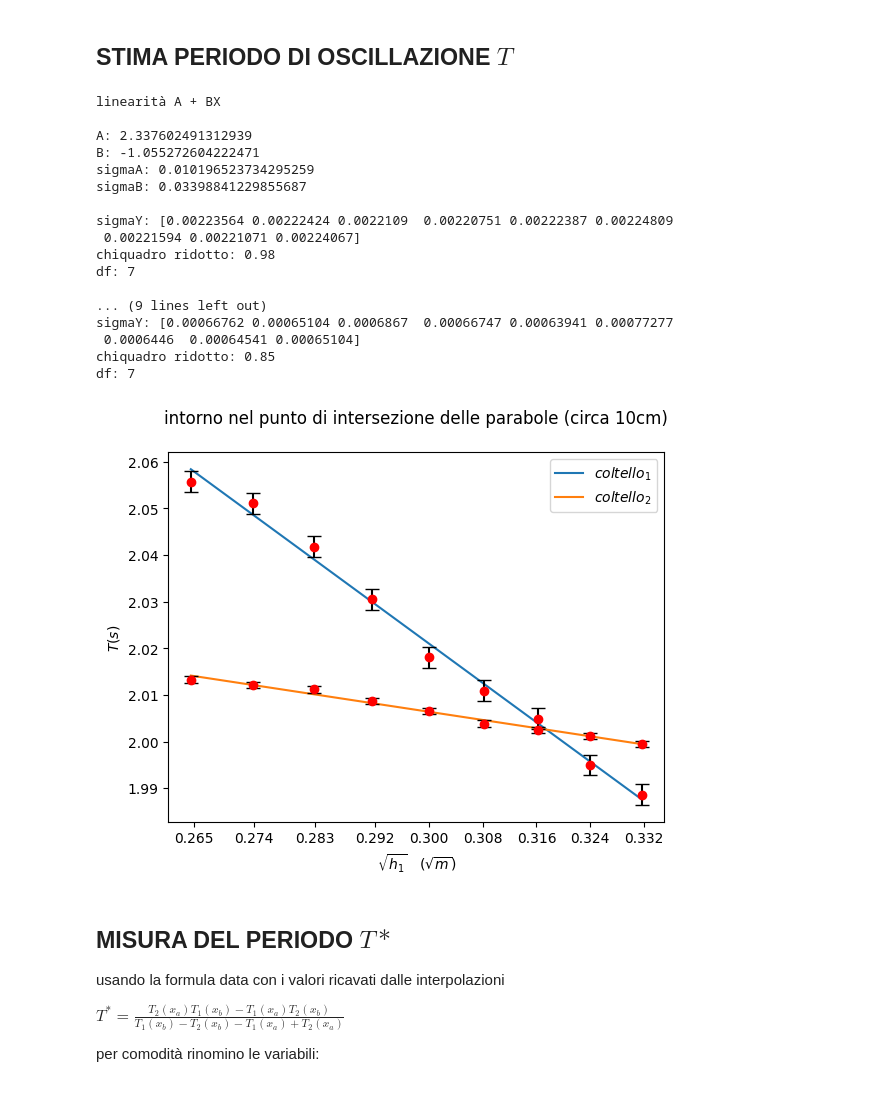
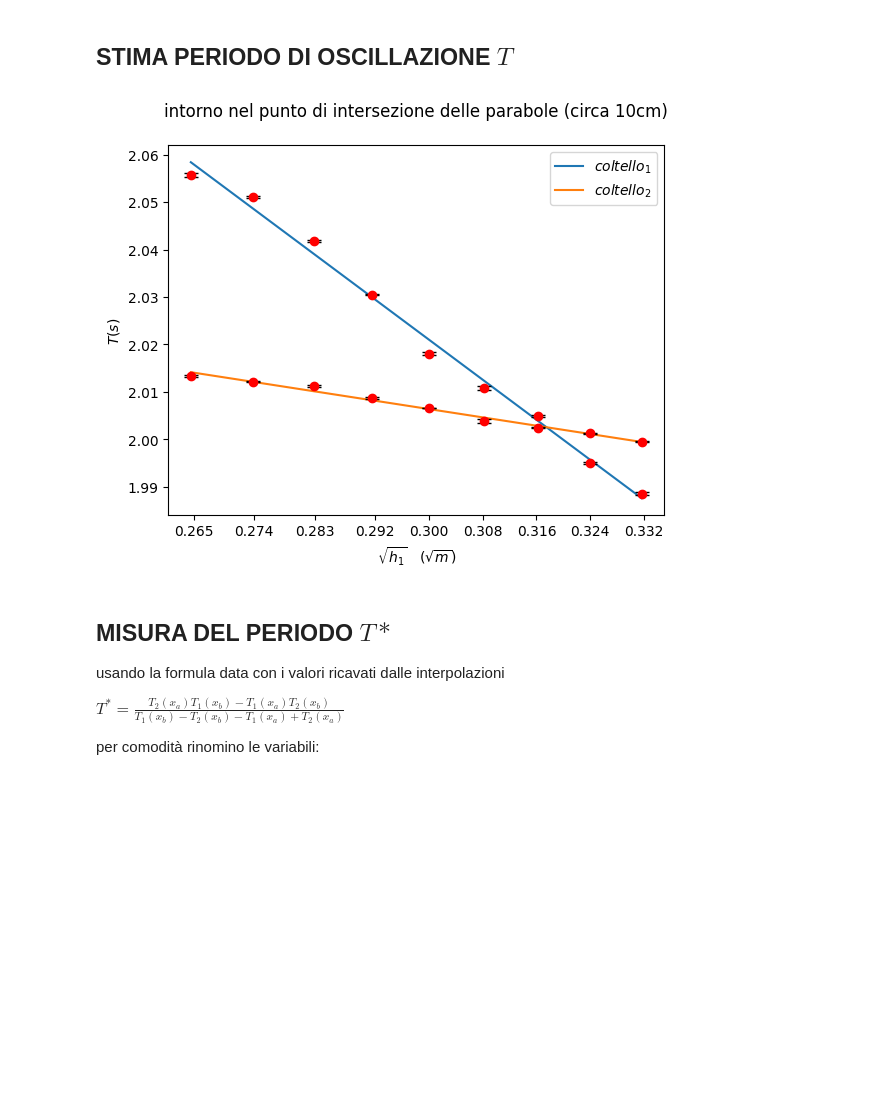
Before and after one commit to CarminatiGiovanni/LaboratorioFisica1, a Jupyter notebook: KATER/PYTHON/stima_T.ipynb, the cells around one changed output. Drawn from its saved outputs; the diff is of its cells as text; code cells hidden in the pictures; blank space fills up the shorter version.

```diff
--- a/KATER/PYTHON/stima_T.ipynb
+++ b/KATER/PYTHON/stima_T.ipynb
@@ -14,61 +14,43 @@ h1 = (np.array(fr['d'])) * 0.01 # m
 h1_sqrt = np.sqrt(h1)
 
 # deviazione standard della media con correzione di bessel
-def dev_std(a: np.ndarray) -> np.float64:
+def err_std(a: np.ndarray) -> np.float64:
     mean = np.mean(a)
     return np.sqrt((np.sum(((a - mean)**2))/(len(a)-1)))/np.sqrt(len(a))
 
 t1 =np.array(fr["t1"]) # s
 t2 =np.array(fr["t2"])
 t3 =np.array(fr["t3"])
 t4 =np.array(fr["t4"])
 T1 =np.array(fr["T1"])
 T2 =np.array(fr["T2"])
 T3 =np.array(fr["T3"])
 T4 =np.array(fr["T4"])
 
-dev_stdt = np.array([dev_std(np.array([t1[i],t2[i],t3[i],t4[i]])) for i in range(0,len(h1))])
-dev_stdT = np.array([dev_std(np.array([T1[i],T2[i],T3[i],T4[i]])) for i in range(0,len(h1))])
+err_stdt = np.array([err_std(np.array([t1[i],t2[i],t3[i],t4[i]])) for i in range(0,len(h1))])
+err_stdT = np.array([err_std(np.array([T1[i],T2[i],T3[i],T4[i]])) for i in range(0,len(h1))])
+# FIXME: propago con errore di sensibilità dello strumento ?
+# err_stdt = np.sqrt(err_stdt**2+0.0001**2)
 
 periodo1 = np.array(fr["AVG t"]) # valore medio già calcolato con excel
 periodo2 = np.array(fr["AVG T"])
 
-r1 = RettaInterpolata(h1_sqrt,periodo1, dev_stdt)
-r2 = RettaInterpolata(h1_sqrt,periodo2, dev_stdT)
+r1 = RettaInterpolata(h1_sqrt,periodo1, err_stdt)
+r2 = RettaInterpolata(h1_sqrt,periodo2, err_stdT)
 
 plt.plot(r1.x_best,r1.y_best,label="$coltello_1$")
 plt.plot(r2.x_best,r2.y_best,label="$coltello_2$")
 plt.errorbar(h1_sqrt,periodo1,fmt='o',yerr=r1.sigmaY,color="red",ecolor="black",capsize=5)
 plt.errorbar(h1_sqrt,periodo2,fmt='o',yerr=r2.sigmaY,color="red",ecolor="black",capsize=5)
-
-print(r1)
-print(r2)
 
 plt.legend()
 plt.title("intorno nel punto di intersezione delle parabole (circa 10cm)\n")
 plt.xticks(np.round(h1_sqrt,3))
 plt.ylabel('$T (s)$')
 plt.xlabel("$\sqrt{h_1}\quad(\sqrt{m})$")
 plt.show()
 # %% [output]
-linearità A + BX
-
-A: 2.337602491312939
-B: -1.055272604222471
-sigmaA: 0.010196523734295259
-sigmaB: 0.03398841229855687
-
-sigmaY: [0.00223564 0.00222424 0.0022109  0.00220751 0.00222387 0.00224809
- 0.00221594 0.00221071 0.00224067]
-chiquadro ridotto: 0.98
-df: 7
-
-... (9 lines left out)
-sigmaY: [0.00066762 0.00065104 0.0006867  0.00066747 0.00063941 0.00077277
- 0.0006446  0.00064541 0.00065104]
-chiquadro ridotto: 0.85
-df: 7
-[figure, old version]
+[figure, new version]
 # %% [markdown]
 ## MISURA DEL PERIODO $T*$
 
```
Also changed, not shown: parts of 3 cells of this notebook.
